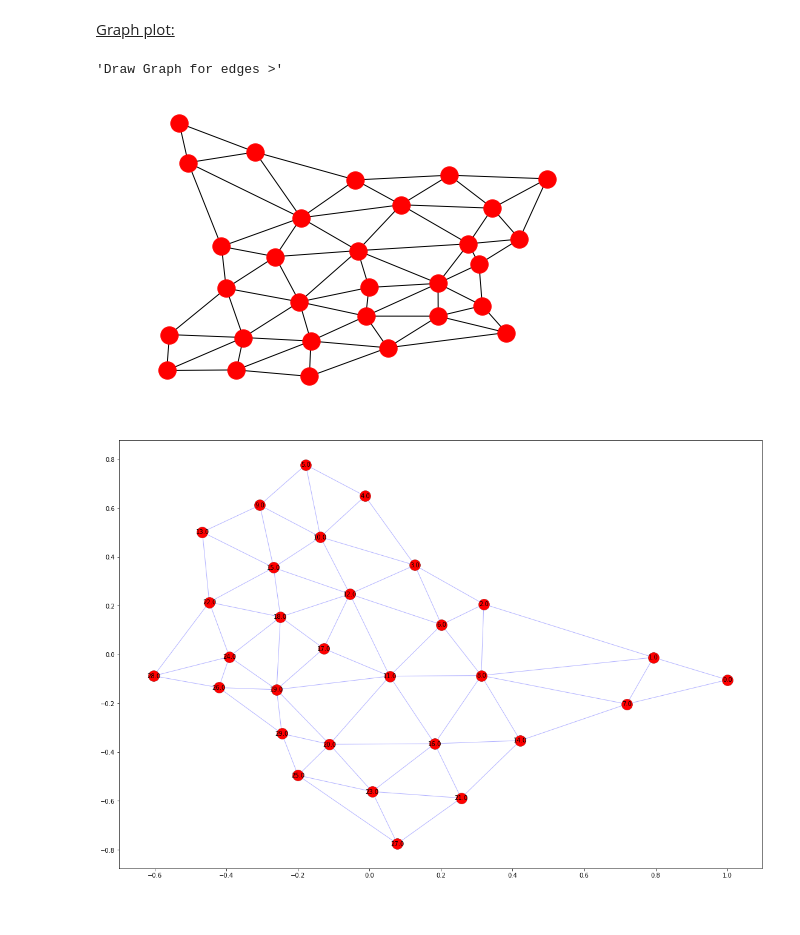
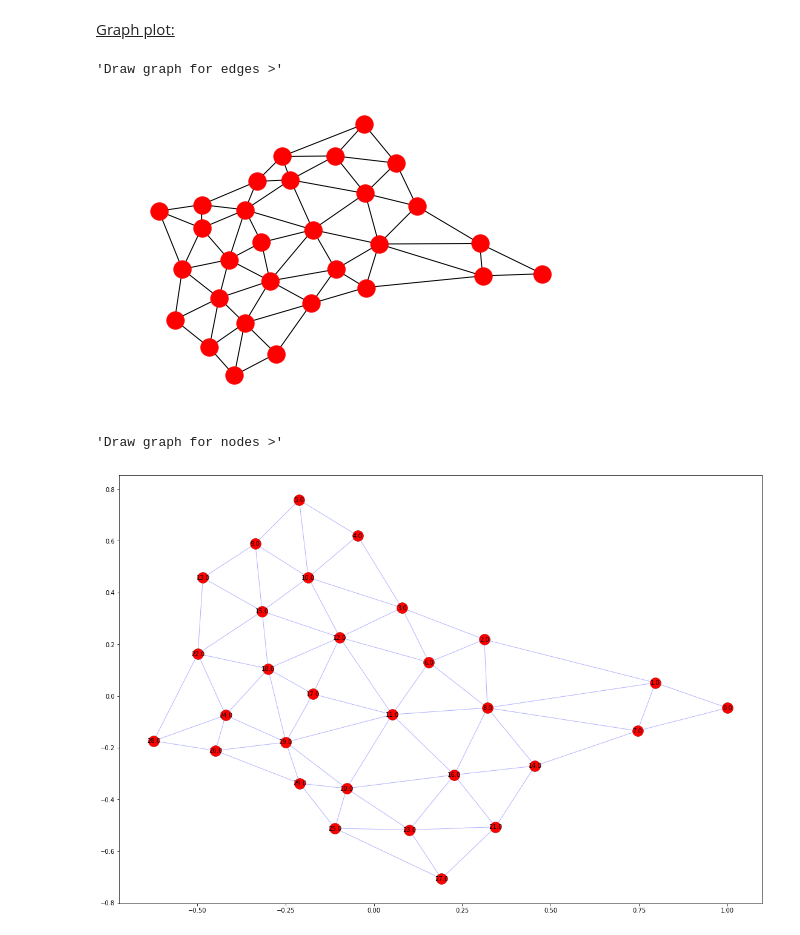
Before and after one commit to hovig/MSDS_CUNY, a Jupyter notebook: DATA620/project1/project1_teamgroup1_data620.ipynb, the cells around one changed output. Cells and saved outputs as stored; diff of their text form; code cells hidden in the pictures.

```diff
--- a/DATA620/project1/project1_teamgroup1_data620.ipynb
+++ b/DATA620/project1/project1_teamgroup1_data620.ipynb
@@ -134,18 +147,19 @@ print(['%s %0.2f'%(node,clo_centrality[node]) for node in clo_centrality])
 <u>Graph plot:</u>
 # %%
 nx.draw(G);
-display("Draw Graph for edges >");
+display("Draw graph for edges >");
 # %% [output]
-'Draw Graph for edges >'
+'Draw graph for edges >'
-[figure, old version]
+[figure, new version]
 # %%
-plt.figure(figsize=(19,13))
-pos = nx.spring_layout(G,k=.12)
-default_distance_between_nodes = 1.0/(math.sqrt(len(G.nodes())))
-nx.draw_networkx_edges(G,pos, edge_color='b',alpha=.3)
-nx.draw_networkx_nodes(G,pos,node_color='c',node_size=300)
-nx.draw_networkx_nodes(G,pos,node_color='r',node_size=300)
-nx.draw_networkx_labels(G,pos,font_size=10,font_color='k')
-plt.show()
+display("Draw graph for nodes >");
+plt.figure(figsize=(19,13));
+pos = nx.spring_layout(G,k=.12);
+nx.draw_networkx_edges(G,pos, edge_color='b',alpha=.3);
+nx.draw_networkx_nodes(G,pos,node_color='c',node_size=300);
+nx.draw_networkx_nodes(G,pos,node_color='r',node_size=300);
+nx.draw_networkx_labels(G,pos,font_size=10,font_color='k');
+plt.show();
 # %% [output]
+'Draw graph for nodes >'
-[figure, old version]
+[figure, new version]
```
Also changed, not shown: parts of 6 cells of this notebook.
